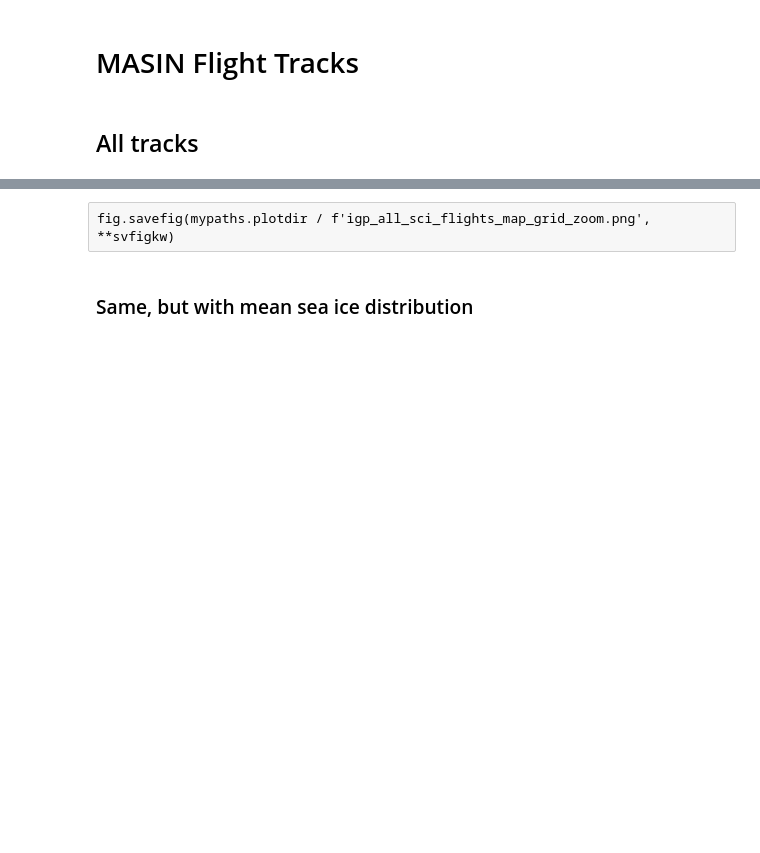
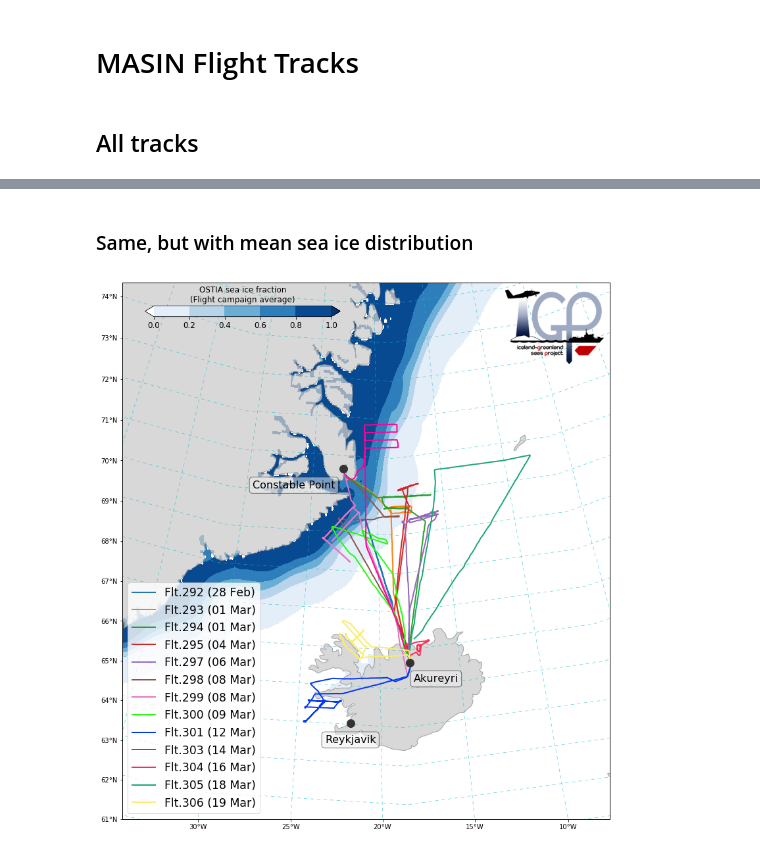
Before and after one commit to IGPResearch/sandbox, a Jupyter notebook: code/Flight-Track-Sat-Image.ipynb, the cells around one changed output, grey strips where cells are left out. Cells and saved outputs as stored; diff of their text form; code cells hidden in the pictures; blank space fills up the shorter version.

```diff
--- a/code/Flight-Track-Sat-Image.ipynb
+++ b/code/Flight-Track-Sat-Image.ipynb
@@ -72,5 +125,3 @@ for toponym, toponym_lonlat in toponyms.items():
-# %% [raw]
-fig.savefig(mypaths.plotdir / f'igp_all_sci_flights_map_grid_zoom.png', **svfigkw)
 # %% [markdown]
 ### Same, but with mean sea ice distribution
 # %%
@@ -86,3 +140,53 @@ coast_kw = dict(scale='50m', facecolor='#CCCCCC', edgecolor='#888888', alpha=0.7
 sif_cmap = plt.cm.Blues
 sif_cmap.set_under('w', alpha=0)
 sif_kw = dict(extend='both', levels=np.arange(0., 1.2, 0.2), cmap=sif_cmap)
+# %%
+fig = plt.figure(figsize=(15, 15))
+ax = ukmo_igp_map(fig,
+#                   ticks=[3,1],
+#                   extent=[-26, -11, 63, 72],
+                  coast=coast_kw,
+                  **gridline_kw
+                 )
+# Add sea ice
+h = ax.contourf(mean_sea_ice_fraction.lon, mean_sea_ice_fraction.lat, mean_sea_ice_fraction,
+                **sif_kw, **mapkw)
+cax = inset_axes(ax, borderpad=3.5,
+                 width="40%",  # width = 10% of parent_bbox width
+                 height="2%",  # height : 50%
+                 loc=2)
+cb = fig.colorbar(h, cax=cax, orientation='horizontal')
+# cb.ax.set_title(f'OSTIA sea ice fraction (shown for {mid_date:%d %b})')
+cb.ax.set_title(f'OSTIA sea ice fraction\n(Flight campaign average)')
+cb.ax.tick_params(labelsize=12)
+
+for color, (flight_id, flight_date_str) in zip(color_sequence, SCI_FLIGHTS.items()):
+    flight_date = datetime.strptime(flight_date_str, '%Y%m%d')
+    masin_data_path = (mypaths.masin_dir / f'flight{flight_id}'
+                       / MASIN_FILE_MASK.format(flight_date=flight_date,
+                                                flight_id=flight_id))
+    ds = xr.open_dataset(masin_data_path, decode_times=False)
+    x = ds.LON_OXTS[~ds.ALT_OXTS.isnull()][::10]
+    y = ds.LAT_OXTS[~ds.ALT_OXTS.isnull()][::10]
+
+    ax.plot(x, y, color=color, linewidth=2, **mapkw,
+            label=f'Flt.{flight_id} ({flight_date:%d %b})') # , path_effects=[path_effects.withStroke(linewidth=1, foreground='k')])
+ax.legend(fontsize='xx-large', loc=3)
+
+geodetic_transform = ccrs.Geodetic()._as_mpl_transform(ax)
+
+for toponym, toponym_lonlat in toponyms.items():
+    ax.plot(*toponym_lonlat, marker='o', color='#333333', markersize=12,
+            transform=ccrs.Geodetic())
+    text_transform = offset_copy(geodetic_transform, fig=fig, units='points', **toponym_offsets[toponym])
+    ax.text(*toponym_lonlat, toponym,
+            verticalalignment='center', horizontalalignment='center',
+            transform=text_transform,
+            fontsize=16,
+            bbox=dict(facecolor='#EEEEEE', alpha=0.5, boxstyle='round'))
+
+add_igp_logo(ax, loc=1, size='M', image_bg='transparent')
+
+fig.savefig(mypaths.plotdir / f'igp_all_sci_flights_map_grid_mean_seaice.png', **svfigkw)
+# %% [output]
+[figure, added]
```
Also changed, not shown: parts of 25 cells of this notebook, 7 other files.
